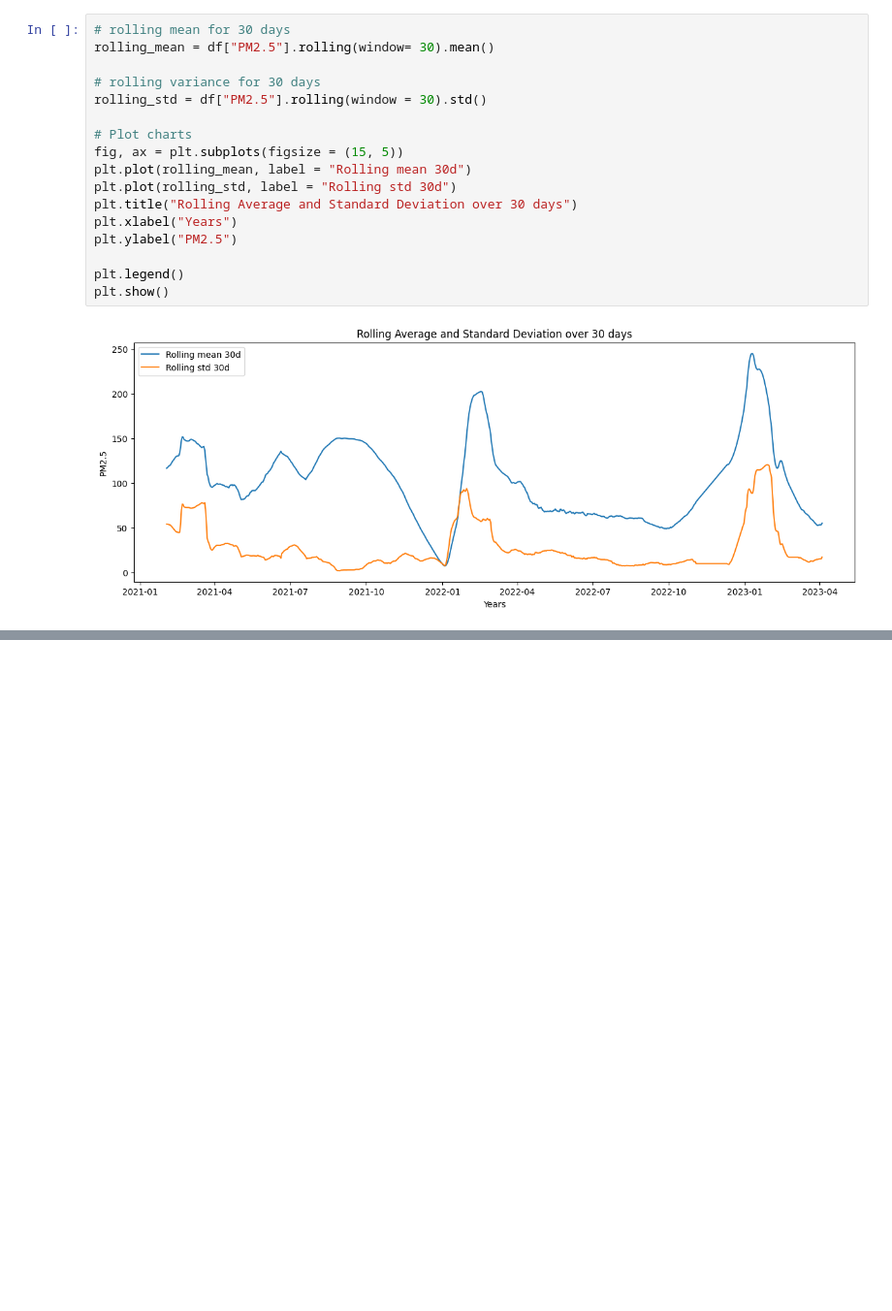
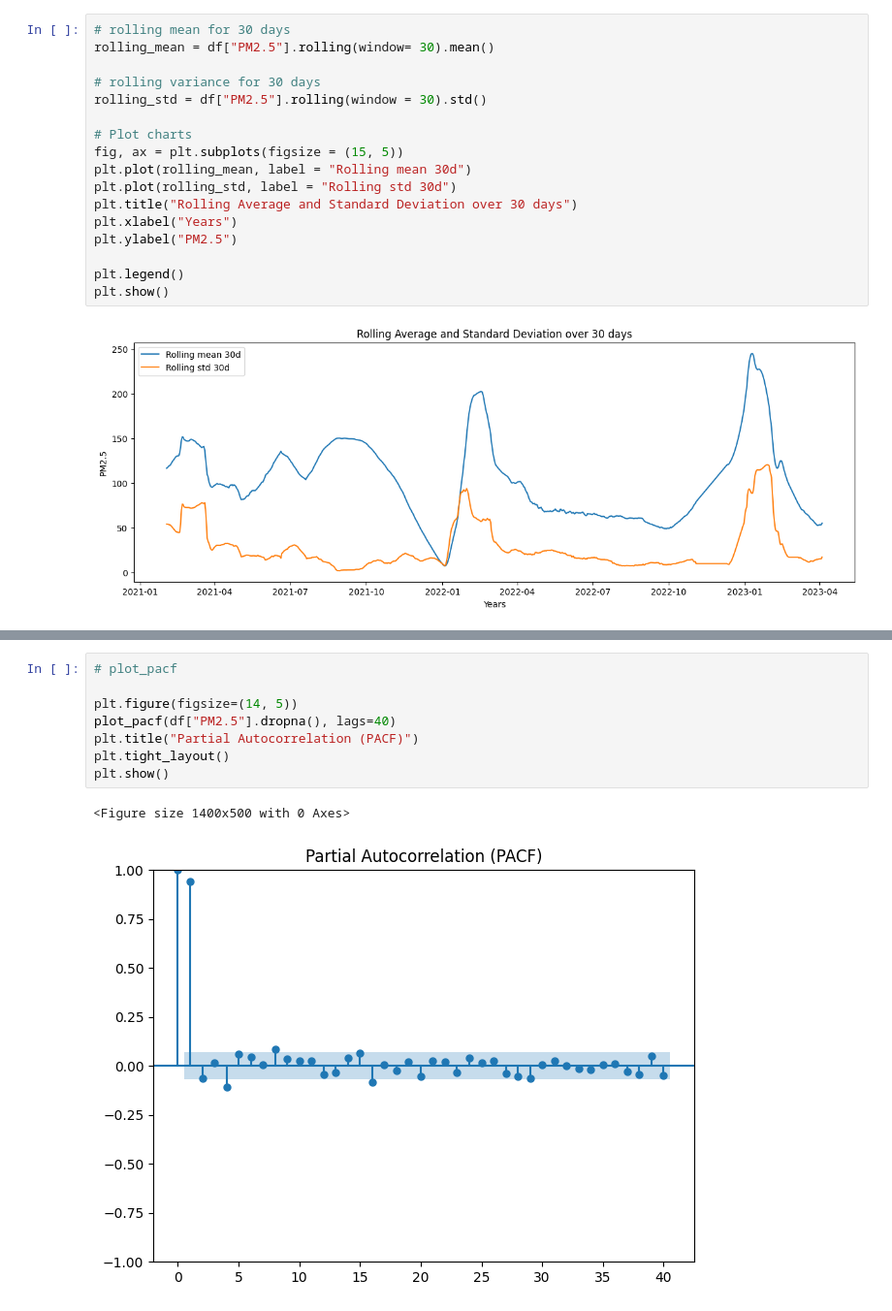
Before and after one commit to Bjoshua25/AIR-QUALITY-PREDICTION-IN-LAGOS, a Jupyter notebook: notebooks/Exploratory_data_analysis.ipynb, the cells around one changed output, grey strips where cells are left out. Shown: that part at 97% size. Saved outputs shown, nothing was run; the diff lists cells and outputs as text; blank space fills up the shorter version.

```diff
--- a/notebooks/Exploratory_data_analysis.ipynb
+++ b/notebooks/Exploratory_data_analysis.ipynb
@@ -181,0 +228,11 @@ plt.show()
+# %%
+# plot_pacf
+
+plt.figure(figsize=(14, 5))
+plot_pacf(df["PM2.5"].dropna(), lags=40)
+plt.title("Partial Autocorrelation (PACF)")
+plt.tight_layout()
+plt.show()
+# %% [output]
+<Figure size 1400x500 with 0 Axes>
+[figure, added]
```
Also changed, not shown: parts of 8 cells of this notebook.
